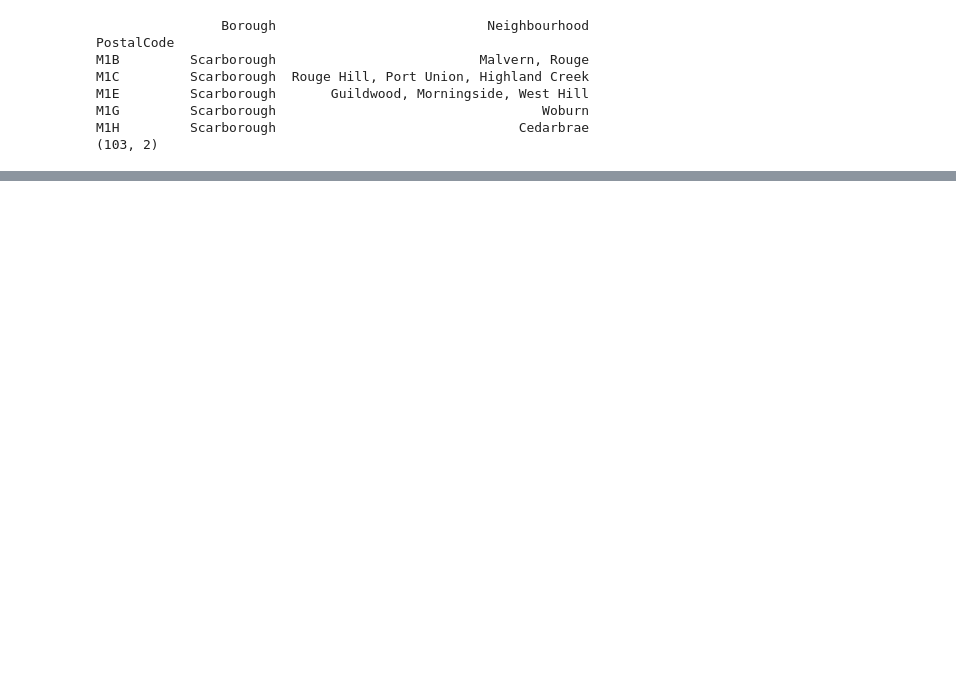
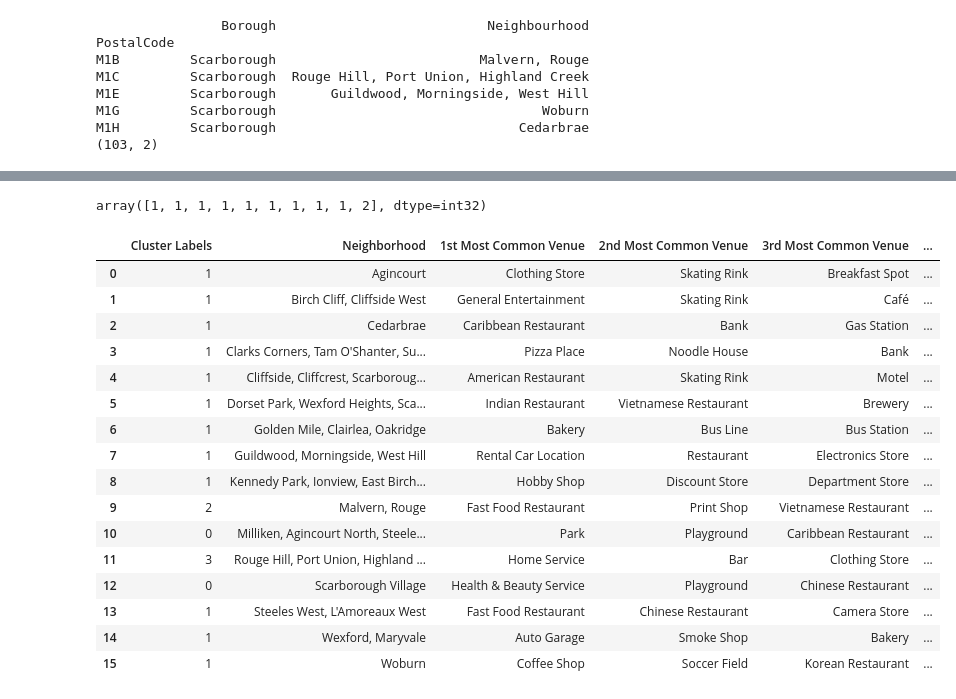
Before and after one commit to alexcaraca/ProjectNotebook-W1, a Jupyter notebook: Second Assignement.ipynb, the cells around one changed output, grey strips where cells are left out. Saved outputs shown, nothing was run; the diff lists cells and outputs as text; code cells hidden in the pictures; blank space fills up the shorter version.

```diff
--- a/Second Assignement.ipynb
+++ b/Second Assignement.ipynb
@@ -96,0 +285,28 @@ print(df3.shape)
+# %%
+def return_most_common_venues(row, num_top_venues):
+    row_categories = row.iloc[1:]
+    row_categories_sorted = row_categories.sort_values(ascending=False)
+
+    return row_categories_sorted.index.values[0:num_top_venues]
+
+
+num_top_venues = 10
+
+indicators = ['st', 'nd', 'rd']
+
+# create columns according to number of top venues
+columns = ['Neighborhood']
+for ind in np.arange(num_top_venues):
+    try:
+        columns.append('{}{} Most Common Venue'.format(ind+1, indicators[ind]))
+    except:
+        columns.append('{}th Most Common Venue'.format(ind+1))
+
+# create a new dataframe
+neighborhoods_venues_sorted = pd.DataFrame(columns=columns)
+neighborhoods_venues_sorted['Neighborhood'] = toronto_grouped['Neighborhood']
+
+for ind in np.arange(toronto_grouped.shape[0]):
+    neighborhoods_venues_sorted.iloc[ind, 1:] = return_most_common_venues(toronto_grouped.iloc[ind, :], num_top_venues)
+
+neighborhoods_venues_sorted.head()
@@ -96,0 +323,36 @@ print(df3.shape)
+# %%
+# set number of clusters
+kclusters = 4
+
+toronto_grouped_clustering = toronto_grouped.drop('Neighborhood', 1)
+
+# run k-means clustering
+kmeans = KMeans(n_clusters=kclusters, random_state=0).fit(toronto_grouped_clustering)
+
+# check cluster labels generated for each row in the dataframe
+kmeans.labels_[0:10]
+# %% [output]
+array([1, 1, 1, 1, 1, 1, 1, 1, 1, 2], dtype=int32)
+# %%
+#del neighborhoods_venues_sorted['Cluster Labels']
+neighborhoods_venues_sorted.insert(0, 'Cluster Labels', kmeans.labels_)
+neighborhoods_venues_sorted
+#print(neighborhoods_venues_sorted.dtypes)
+# %% [output]
+|  | Cluster Labels | Neighborhood | 1st Most Common Venue | 2nd Most Common Venue | 3rd Most Common Venue | ... |
+| 0 | 1 | Agincourt | Clothing Store | Skating Rink | Breakfast Spot | ... |
+| 1 | 1 | Birch Cliff, Cliffside West | General Entertainment | Skating Rink | Café | ... |
+| 2 | 1 | Cedarbrae | Caribbean Restaurant | Bank | Gas Station | ... |
+| 3 | 1 | Clarks Corners, Tam O'Shanter, Su... | Pizza Place | Noodle House | Bank | ... |
+| 4 | 1 | Cliffside, Cliffcrest, Scarboroug... | American Restaurant | Skating Rink | Motel | ... |
+| 5 | 1 | Dorset Park, Wexford Heights, Sca... | Indian Restaurant | Vietnamese Restaurant | Brewery | ... |
+| 6 | 1 | Golden Mile, Clairlea, Oakridge | Bakery | Bus Line | Bus Station | ... |
+| 7 | 1 | Guildwood, Morningside, West Hill | Rental Car Location | Restaurant | Electronics Store | ... |
+| 8 | 1 | Kennedy Park, Ionview, East Birch... | Hobby Shop | Discount Store | Department Store | ... |
+| 9 | 2 | Malvern, Rouge | Fast Food Restaurant | Print Shop | Vietnamese Restaurant | ... |
+| 10 | 0 | Milliken, Agincourt North, Steele... | Park | Playground | Caribbean Restaurant | ... |
+| 11 | 3 | Rouge Hill, Port Union, Highland ... | Home Service | Bar | Clothing Store | ... |
+| 12 | 0 | Scarborough Village | Health & Beauty Service | Playground | Chinese Restaurant | ... |
+| 13 | 1 | Steeles West, L'Amoreaux West | Fast Food Restaurant | Chinese Restaurant | Camera Store | ... |
+| 14 | 1 | Wexford, Maryvale | Auto Garage | Smoke Shop | Bakery | ... |
+| 15 | 1 | Woburn | Coffee Shop | Soccer Field | Korean Restaurant | ... |
```
Also changed, not shown: parts of 24 cells of this notebook.
